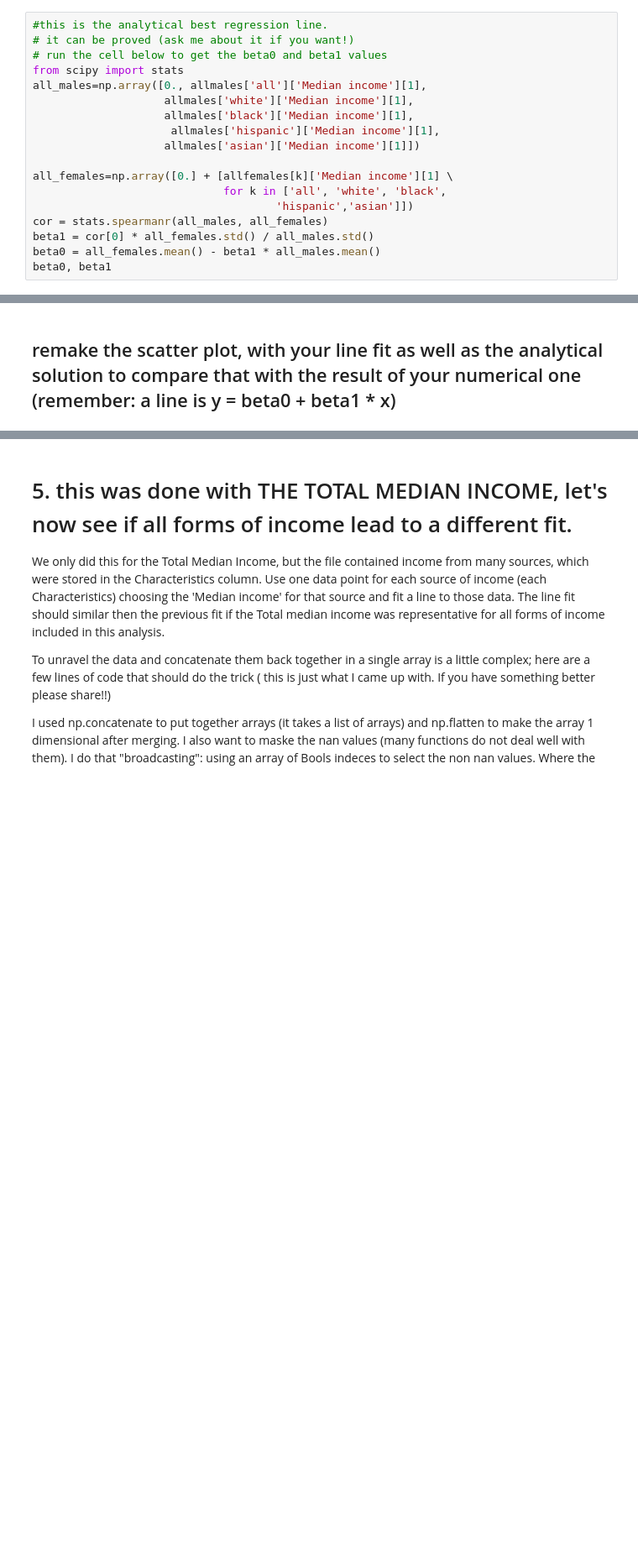
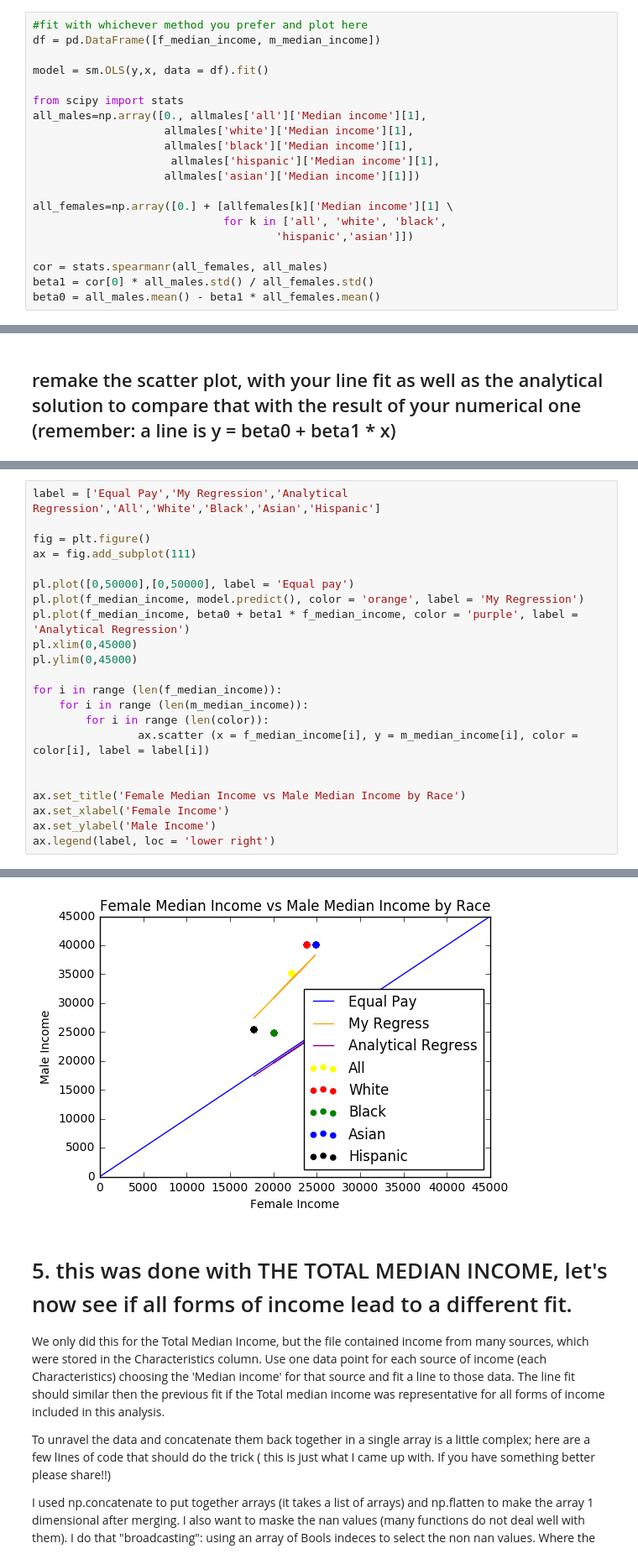
Before and after one commit to tashay/PUI2016_tg1478, a Jupyter notebook: HW5_tg1478/HW5_2_tg1478.ipynb, the cells around one changed output, grey strips where cells are left out. Shown at 84% size. Cells and saved outputs as stored; diff of their text form; blank space fills up the shorter version.

Commit message:
Updated work on regressions.

```diff
--- a/HW5_tg1478/HW5_2_tg1478.ipynb
+++ b/HW5_tg1478/HW5_2_tg1478.ipynb
@@ -332,7 +330,9 @@ in args I put all arguments of the function residuals that are not to be evaluat
 # %%
-#this is the analytical best regression line.
-# it can be proved (ask me about it if you want!)
-# run the cell below to get the beta0 and beta1 values
+#fit with whichever method you prefer and plot here
+df = pd.DataFrame([f_median_income, m_median_income])
+
+model = sm.OLS(y,x, data = df).fit()
+
 from scipy import stats
 all_males=np.array([0., allmales['all']['Median income'][1],
                     allmales['white']['Median income'][1],
@@ -343,7 +343,7 @@ all_males=np.array([0., allmales['all']['Median income'][1],
 all_females=np.array([0.] + [allfemales[k]['Median income'][1] \
                              for k in ['all', 'white', 'black',
                                      'hispanic','asian']])
-cor = stats.spearmanr(all_males, all_females)
-beta1 = cor[0] * all_females.std() / all_males.std()
-beta0 = all_females.mean() - beta1 * all_males.mean()
-beta0, beta1
+
+cor = stats.spearmanr(all_females, all_males)
+beta1 = cor[0] * all_males.std() / all_females.std()
+beta0 = all_males.mean() - beta1 * all_females.mean()
@@ -355,0 +352,23 @@ beta0, beta1
+# %%
+label = ['Equal Pay','My Regression','Analytical Regression','All','White','Black','Asian','Hispanic']
+
+fig = plt.figure()
+ax = fig.add_subplot(111)
+
+pl.plot([0,50000],[0,50000], label = 'Equal pay')
+pl.plot(f_median_income, model.predict(), color = 'orange', label = 'My Regression')
+pl.plot(f_median_income, beta0 + beta1 * f_median_income, color = 'purple', label = 'Analytical Regression')
+pl.xlim(0,45000)
+pl.ylim(0,45000)
+
+for i in range (len(f_median_income)):
+    for i in range (len(m_median_income)):
+        for i in range (len(color)):
+                ax.scatter (x = f_median_income[i], y = m_median_income[i], color = color[i], label = label[i])
+
+
+ax.set_title('Female Median Income vs Male Median Income by Race')
+ax.set_xlabel('Female Income')
+ax.set_ylabel('Male Income')
+ax.legend(label, loc = 'lower right')
+# %% [output]
@@ -356,3 +376,4 @@ beta0, beta1
+[figure, added]
 # %% [markdown]
 # 5. this was done with THE TOTAL MEDIAN INCOME, let's now see if all forms of income lead to a different fit.
 
```
Also changed, not shown: parts of 8 cells of this notebook.
